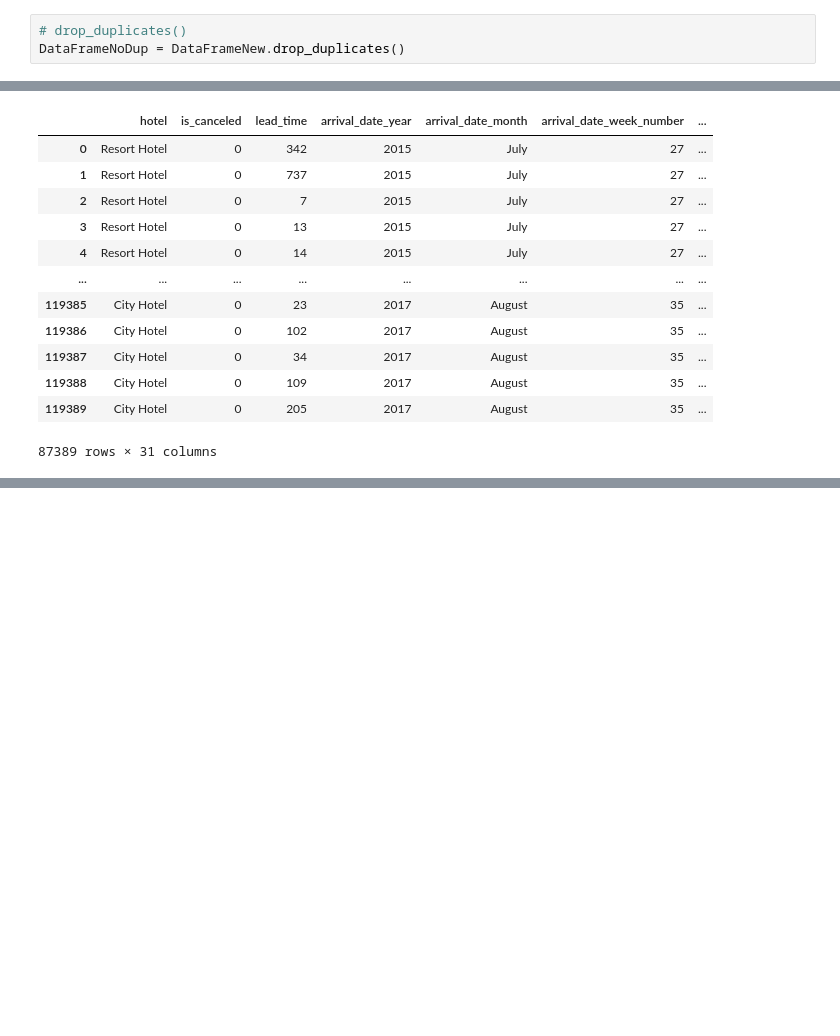
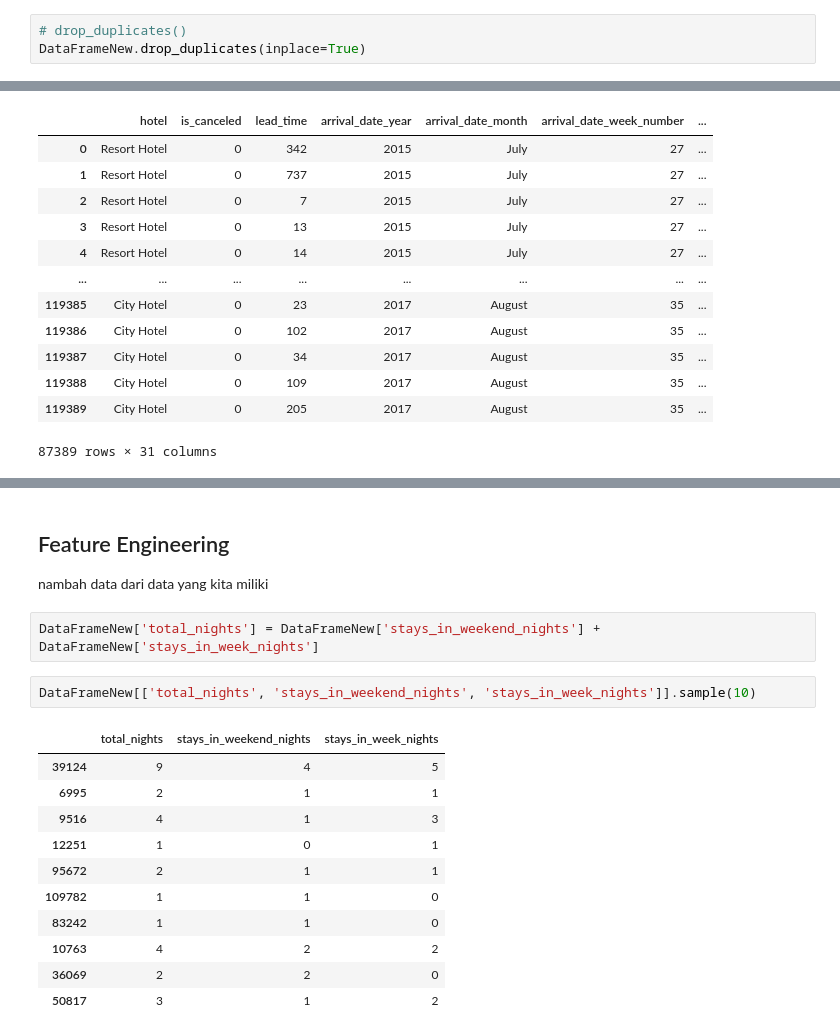
Before and after one commit to gedetanok/kelasbagus3-deep-understanding-of-machine-learning, a Jupyter notebook: Week 1/Pandas_Basic_EDA.ipynb, the cells around one changed output, grey strips where cells are left out. Drawn from its saved outputs; the diff is of its cells as text; blank space fills up the shorter version.

Commit message:
Update Week 1

```diff
--- a/Week 1/Pandas_Basic_EDA.ipynb
+++ b/Week 1/Pandas_Basic_EDA.ipynb
@@ -334,7 +334,7 @@ DataFrameNew[DataFrameNew.duplicated].head(10)
 10 rows × 31 columns
 # %%
 # drop_duplicates()
-DataFrameNoDup = DataFrameNew.drop_duplicates()
+DataFrameNew.drop_duplicates(inplace=True)
 # %%
 DataFrameNew
 # %% [output]
@@ -353,0 +408,19 @@ DataFrameNew
+# %% [markdown]
+## Feature Engineering
+nambah data dari data yang kita miliki
+# %%
+DataFrameNew['total_nights'] = DataFrameNew['stays_in_weekend_nights'] + DataFrameNew['stays_in_week_nights']
+# %%
+DataFrameNew[['total_nights', 'stays_in_weekend_nights', 'stays_in_week_nights']].sample(10)
+# %% [output]
+|  | total_nights | stays_in_weekend_nights | stays_in_week_nights |
+| 39124 | 9 | 4 | 5 |
+| 6995 | 2 | 1 | 1 |
+| 9516 | 4 | 1 | 3 |
+| 12251 | 1 | 0 | 1 |
+| 95672 | 2 | 1 | 1 |
+| 109782 | 1 | 1 | 0 |
+| 83242 | 1 | 1 | 0 |
+| 10763 | 4 | 2 | 2 |
+| 36069 | 2 | 2 | 0 |
+| 50817 | 3 | 1 | 2 |
```
Also changed, not shown: parts of 20 cells of this notebook.
